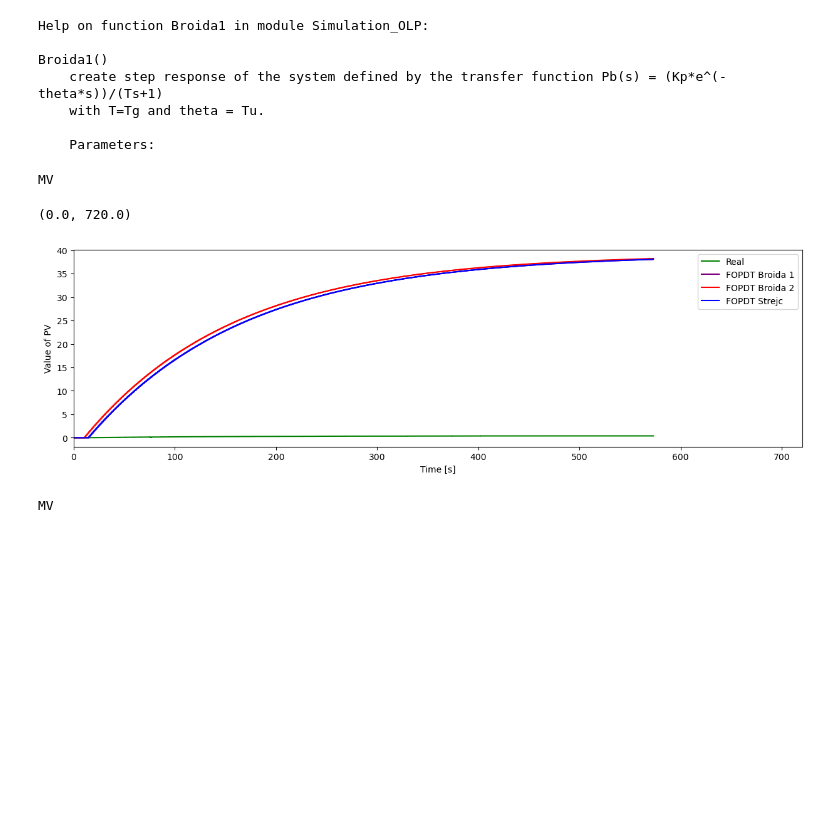
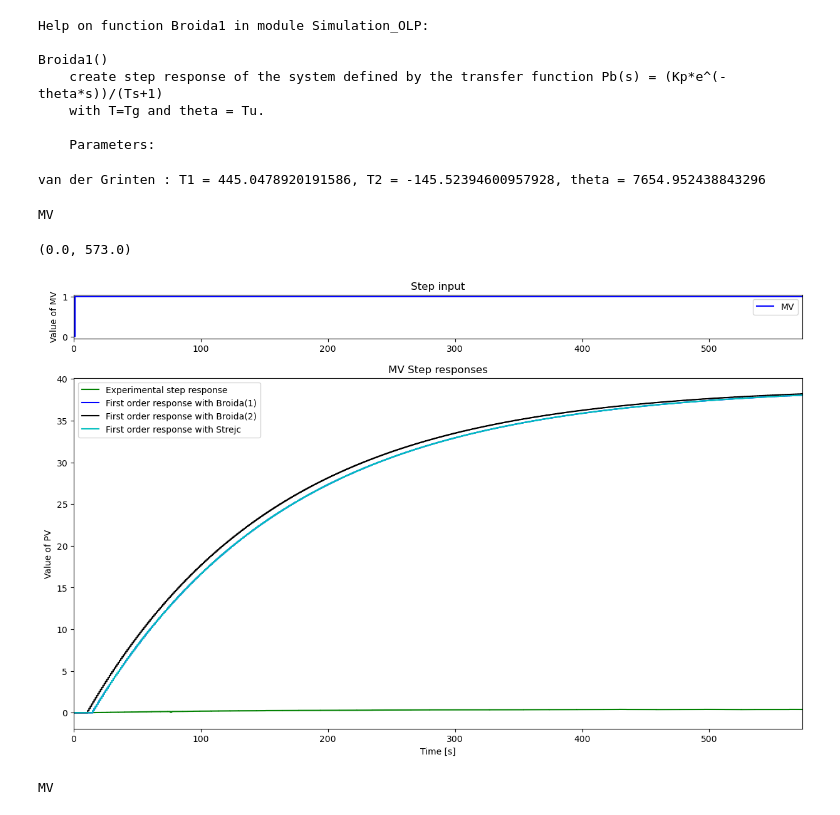
Before and after one commit to comus3/controlTheoryLabFiles, a Jupyter notebook: Control_theory_software_V3/Simulation_OLP.ipynb, the cells around one changed output. Cells and saved outputs as stored; diff of their text form; code cells hidden in the pictures; blank space fills up the shorter version.

```diff
--- a/Control_theory_software_V3/Simulation_OLP.ipynb
+++ b/Control_theory_software_V3/Simulation_OLP.ipynb
@@ -97,10 +109,13 @@ theta_T = Tu - T_u_th_T
 
 base_T = Ts + 1
 # %%
-e = 2.71828
-T1_VDG = Tg * (3*a*e - 1) / (1 + a*e)
-T2_VDG = Tg * (1 - a*e) / (1 + a*e)
-theta_VDG = Tu - (T1_VDG * T2_VDG) / (T1_VDG + 3*T2_VDG)
+T1_VDG = Tg * (3 * a * np.exp(1) - 1)/(1 + a * np.exp(1))
+T2_VDG = Tg*(1-a*np.exp(1))/(1+a*np.exp(1))
+theta_VDG = Tu - (T1_VDG*T2_VDG)/(T1_VDG + 3*T2_VDG)
+
+print(f'van der Grinten : T1 = {T1_VDG}, T2 = {T2_VDG}, theta = {theta_VDG}')
+# %% [output]
+van der Grinten : T1 = 445.0478920191586, T2 = -145.52394600957928, theta = 7654.952438843296
 # %%
 nameFile = 'Data/Cleaned_data_Open_loop_experiment_on_MV_2024-03-18-09h21.txt'
 
@@ -124,22 +139,32 @@ MV
 # %%
 FOPDT_P_B1 = FOPDT(MVm, Kp, T_B1, theta_B1, Ts)
 FOPDT_P_B2 = FOPDT(MVm, Kp, T_B2, theta_B2, Ts)
 FOPDT_P_T = FOPDT(MVm, Kp, T_T, theta_T, Ts)
+FOPDT_P_VDG = SOPDT(MVm, Kp, T1_VDG, T2_VDG, theta_VDG, Ts)
 
-plt.figure(figsize = (15,9))
+fig, axs = plt.subplots(2, 1, figsize=(15, 9), gridspec_kw={'height_ratios': [1, 8]})
 
-plt.subplot(2,1,2)
-plt.step(tm,PVm,'green',label='Real',where='post')
-plt.step(tm,FOPDT_P_B1,'purple',label='FOPDT Broida 1',where='post')
-plt.step(tm,FOPDT_P_B2,'red',label='FOPDT Broida 2',where='post')
-plt.step(tm,FOPDT_P_T,'blue',label='FOPDT Strejc',where='post')
-plt.ylabel('Value of PV')
-plt.xlabel('Time [s]')
-plt.legend(loc='best')
-plt.xlim([0, TSim])
+axs[0].step(tm, MVm, 'b-', label='MV', where='post')
+axs[0].set_ylabel('Value of MV')
+axs[0].set_title('Step input')
+axs[0].legend(loc='best')
+axs[0].set_xlim([0, np.max(tm)])
+
+axs[1].step(tm, PVm, 'g-', label='Experimental step response', where='post')
+#axs[1].step(tm, PV_OMV_FOPDT, 'cyan', label='First order response with optimal parameters', where='post')
+#axs[1].step(tm, PV_OMV_SOPDT, 'lime', label='Second order response with optimal parameters', where='post')
+axs[1].step(tm, FOPDT_P_B1, 'b-', label='First order response with Broida(1)', where='post')
+axs[1].step(tm, FOPDT_P_B2, 'k-', label='First order response with Broida(2)', where='post')
+#axs[1].step(tm, PV_G, 'r-', label='Second order response with van der Grinten', where='post')
+axs[1].step(tm, FOPDT_P_T, 'c-', label='First order response with Strejc', where='post')
+axs[1].set_ylabel('Value of PV')
+axs[1].set_xlabel('Time [s]')
+axs[1].set_title('MV Step responses')
+axs[1].legend(loc='best')
+axs[1].set_xlim([0, np.max(tm)])
 # %% [output]
-(0.0, 720.0)
+(0.0, 573.0)
-[figure, old version]
+[figure, new version]
 # %%
 nameFile = '/home/comus3/Documents/Git/controlTheoryLabFiles/Control_theory_software_V3/Data/Cleaned_data_Open_loop_experiment_on_MV_2024-03-18-09h21.txt'
 
```
Also changed, not shown: parts of 1 cell of this notebook.
